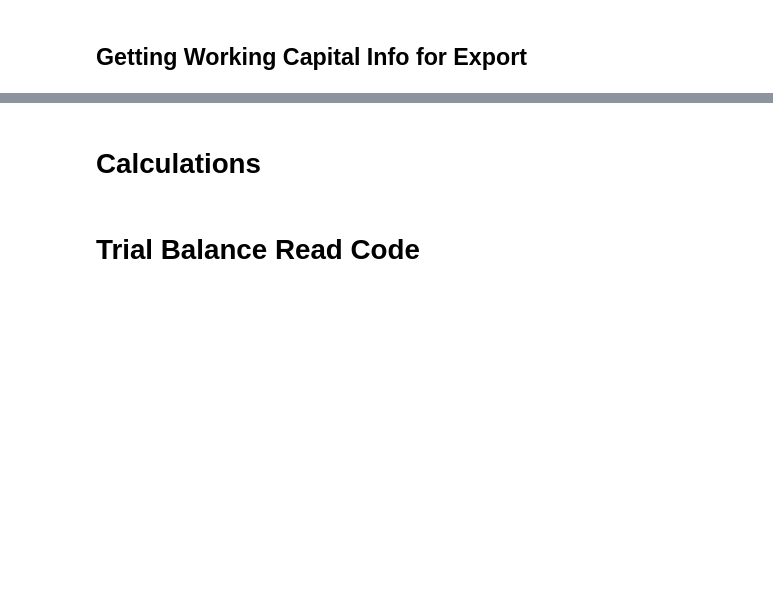
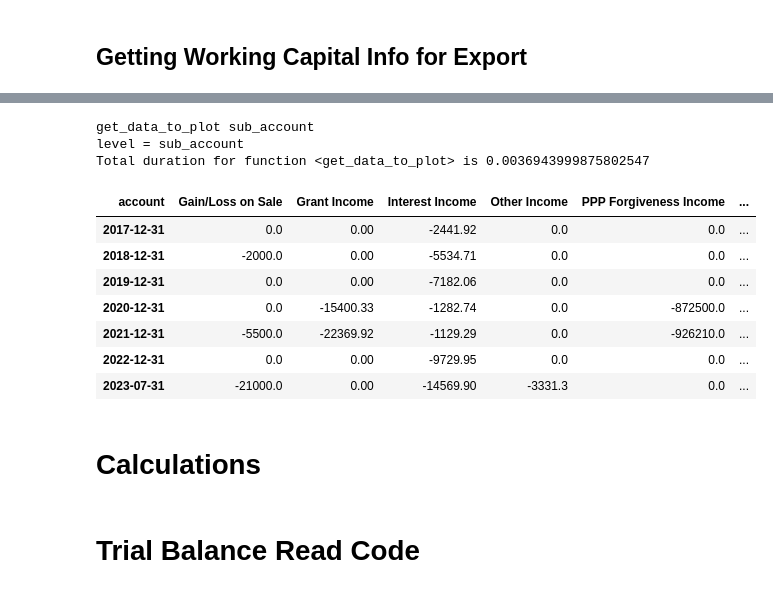
Before and after one commit to jeffwmonroe/Finance-Model, a Jupyter notebook: finance.ipynb, the cells around one changed output, grey strips where cells are left out. Drawn from its saved outputs; the diff is of its cells as text; code cells hidden in the pictures; blank space fills up the shorter version.

```diff
--- a/finance.ipynb
+++ b/finance.ipynb
@@ -79,3 +190,20 @@ accounts.trial_balances[70100]
+# %%
+nonrecurring  = accounts.get_data_to_plot('sub_account', 'other revenue', 'account', yearly=True)[0]
+nonrecurring
+# accounts.accounts
+# accounts.trial_balances
+# %% [output]
+get_data_to_plot sub_account
+level = sub_account
+Total duration for function <get_data_to_plot> is 0.0036943999875802547
+| account | Gain/Loss on Sale | Grant Income | Interest Income | Other Income | PPP Forgiveness Income | ... |
+| 2017-12-31 | 0.0 | 0.00 | -2441.92 | 0.0 | 0.0 | ... |
+| 2018-12-31 | -2000.0 | 0.00 | -5534.71 | 0.0 | 0.0 | ... |
+| 2019-12-31 | 0.0 | 0.00 | -7182.06 | 0.0 | 0.0 | ... |
+| 2020-12-31 | 0.0 | -15400.33 | -1282.74 | 0.0 | -872500.0 | ... |
+| 2021-12-31 | -5500.0 | -22369.92 | -1129.29 | 0.0 | -926210.0 | ... |
+| 2022-12-31 | 0.0 | 0.00 | -9729.95 | 0.0 | 0.0 | ... |
+| 2023-07-31 | -21000.0 | 0.00 | -14569.90 | -3331.3 | 0.0 | ... |
 # %% [markdown]
 # Calculations
 # %%
```
Also changed, not shown: parts of 14 cells of this notebook, 4 other files.
